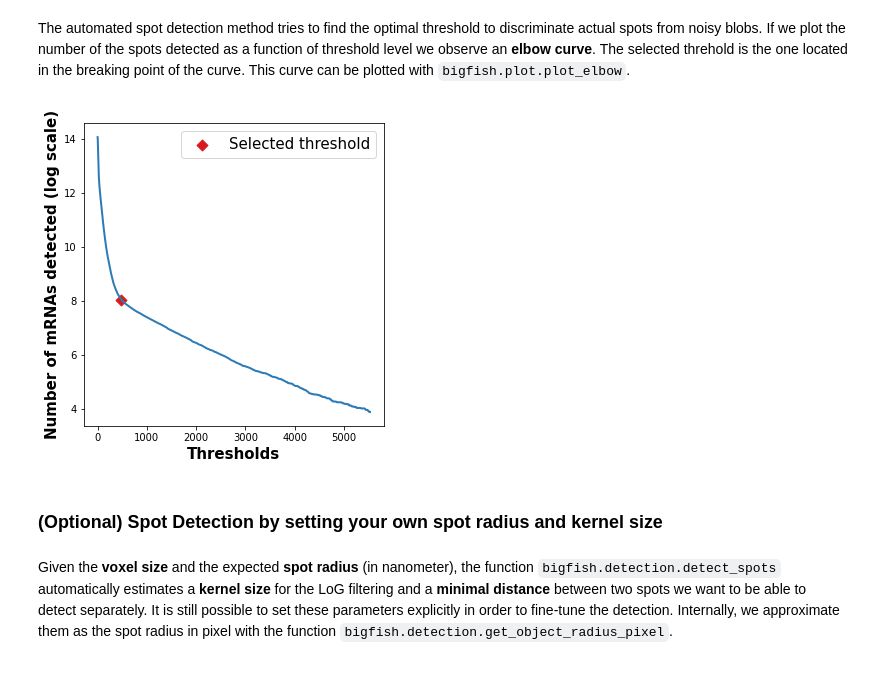
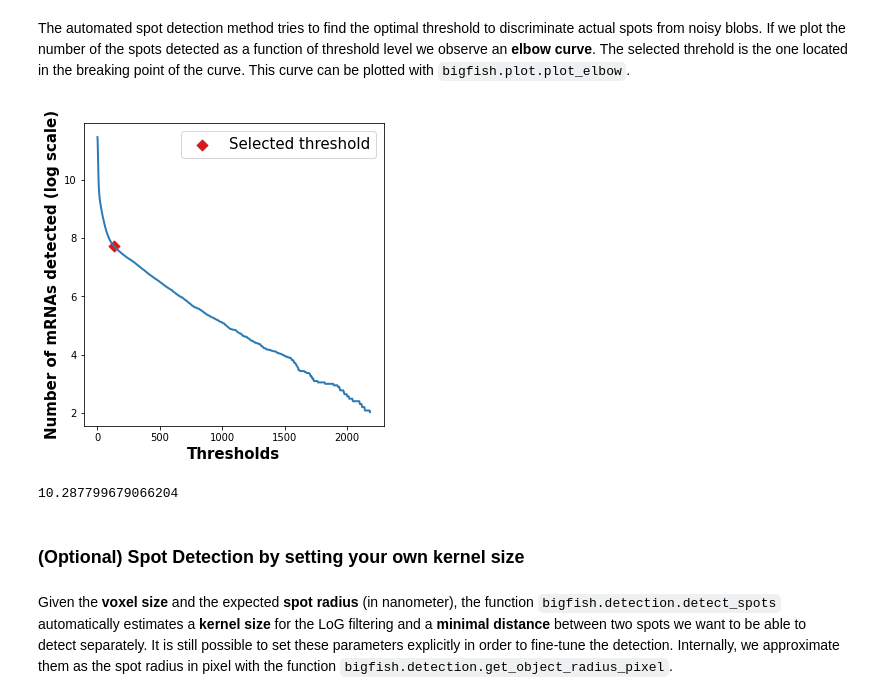
Before and after one commit to mspend/big-fish-examples, a Jupyter notebook: notebooks/BioProteanLab_smFISH_one_tile_all_bits_2d.ipynb, the cells around one changed output. Cells and saved outputs as stored; diff of their text form; code cells hidden in the pictures.

Commit message:
updated one_tile_all_bits_2d notebook to match recent changes in one_tile_one_bit_2d

```diff
--- a/notebooks/BioProteanLab_smFISH_one_tile_all_bits_2d.ipynb
+++ b/notebooks/BioProteanLab_smFISH_one_tile_all_bits_2d.ipynb
@@ -33,4 +34,14 @@ print("Big-FISH version: {0}".format(bigfish.__version__))
 # %% [output]
 Big-FISH version: 0.6.2
 # %%
-cd /data/smFISH/20251028_bartelle_smFISH_mm_microglia_newbuffers/qi2labdatastore/big_fish/results
+# Change for your data
+data = Path("/data/smFISH/20251028_bartelle_smFISH_mm_microglia_newbuffers")
+
+input_dir = data / "qi2labdatastore" / "big_fish" / "tiffs"
+output_dir = data / "qi2labdatastore" / "big_fish" / "results" / "one_tile_2D"
+segmentation = data / "qi2labdatastore" / "big_fish" / "segmentation"
+
+metadata = data / "scan_metadata.csv"
+
+# Create output directory if needed
+output_dir.mkdir(parents=True, exist_ok=True)
@@ -49,8 +50,7 @@ path_output = "/data/smFISH/20251028_bartelle_smFISH_mm_microglia_newbuffers/qi2
 
 # Bit 5 is Itgam
 # These tiffs are the registered, deconvolved image
-
-path = os.path.join(path_input, "tile000bit005.ome.tiff")
+path = os.path.join(input_dir, "tile000bit005.ome.tiff")
 rna = stack.read_image(path)
 print("smfish channel")
 print("\r shape: {0}".format(rna.shape))
@@ -58,11 +58,13 @@ print("\r dtype: {0}".format(rna.dtype))
 
 # polyDT is our fiducial, or reference marker. This probe labels all polyadenylated RNA and is used for CellPose segmentation.
 # We load in this data to visualize the cell boundaries.
-path = os.path.join(path_input, "max_projected_tile000round000corrected_polyDT.ome.tiff")
+path = os.path.join(input_dir, "max_projected_tile000round000corrected_polyDT.ome.tiff")
 polyDT_mip = stack.read_image(path)
 print("polyDT channel")
 print("\r shape: {0}".format(polyDT_mip.shape))
 print("\r dtype: {0}".format(polyDT_mip.dtype), "\n")
+
+metadata = pd.read_csv(metadata, index_col=0)
 # %% [output]
 smfish channel
  shape: (63, 2048, 2048)
@@ -70,3 +72,13 @@ smfish channel
 polyDT channel
  shape: (2048, 2048)
  dtype: uint16
+# %%
+# Obtain camera metadata
+# NA stands for numerical aperture
+na = metadata['na'][0]
+z_voxel = metadata['z_voxel_um'][0]
+yx_voxel = metadata['yx_voxel_um'][0]
+
+# Wavelengths of the channels
+lambda_red = 670 # Alexa647
+lambda_yellow = 590 # Atto565
@@ -93,0 +110,5 @@ All these steps are summarized in `bigfish.detection.detect_spots` that return t
+# %%
+voxel_size = yx_voxel * 1000
+spot_radius = lambda_yellow / (2 * na)
+print(voxel_size)
+print(spot_radius)
@@ -129,13 +145,19 @@ plot.plot_detection(rna_mip, spots, contrast=True, title="smFISH bit 5 = Itgam |
 The automated spot detection method tries to find the optimal threshold to discriminate actual spots from noisy blobs. If we plot the number of the spots detected as a function of threshold level we observe an **elbow curve**. The selected threhold is the one located in the breaking point of the curve. This curve can be plotted with `bigfish.plot.plot_elbow`.
 # %%
 plot.plot_elbow(
-    images=rna,
-    voxel_size=(300, 103, 103),
-    spot_radius=(350, 150, 150))
+    images=rna_mip,
+    voxel_size=voxel_size,
+    spot_radius=spot_radius)
 # %% [output]
-[figure, old version]
+[figure, new version]
+# %%
+# Compute the median signal to noise ratio
+snr = detection.compute_snr_spots(rna_mip, spots, voxel_size=voxel_size, spot_radius=spot_radius)
+print(snr)
+# %% [output]
+10.287799679066204
 # %% [markdown]
-### (Optional) Spot Detection by setting your own spot radius and kernel size
+### (Optional) Spot Detection by setting your own kernel size
 # %% [markdown]
 Given the **voxel size** and the expected **spot radius** (in nanometer), the function `bigfish.detection.detect_spots` automatically estimates a **kernel size** for the LoG filtering and a **minimal distance** between two spots we want to be able to detect separately. It is still possible to set these parameters explicitly in order to fine-tune the detection. Internally, we approximate them as the spot radius in pixel with the function `bigfish.detection.get_object_radius_pixel`.
 # %%
```
Also changed, not shown: parts of 24 cells of this notebook.
